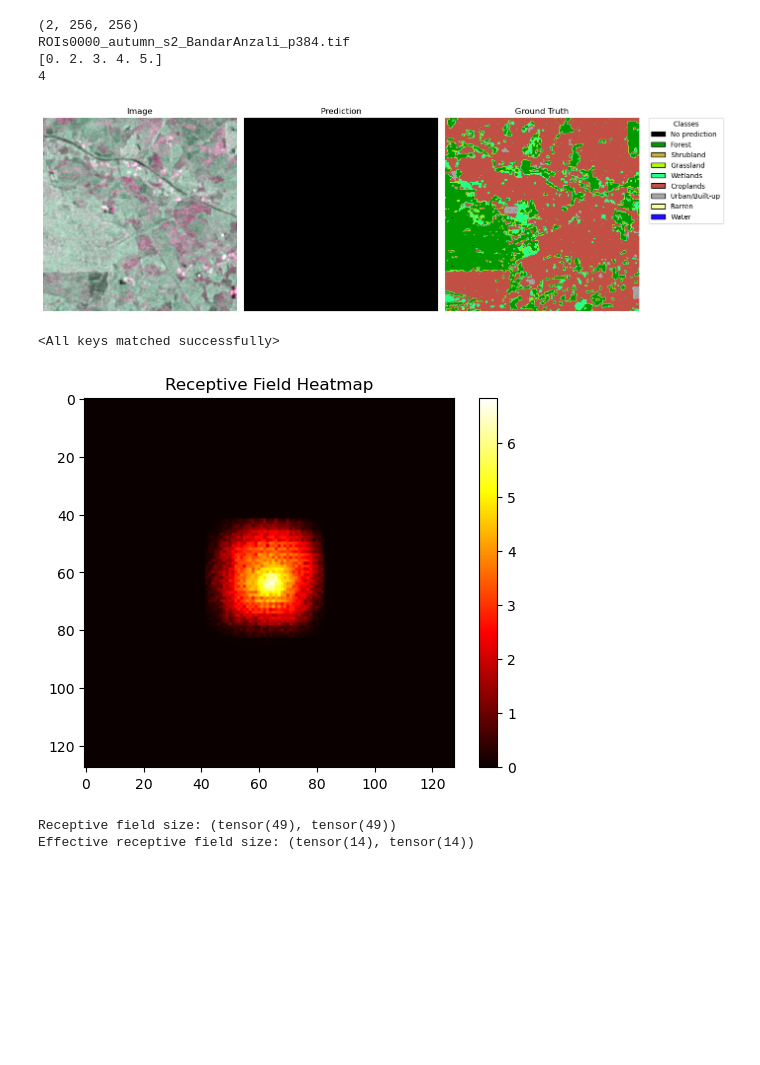
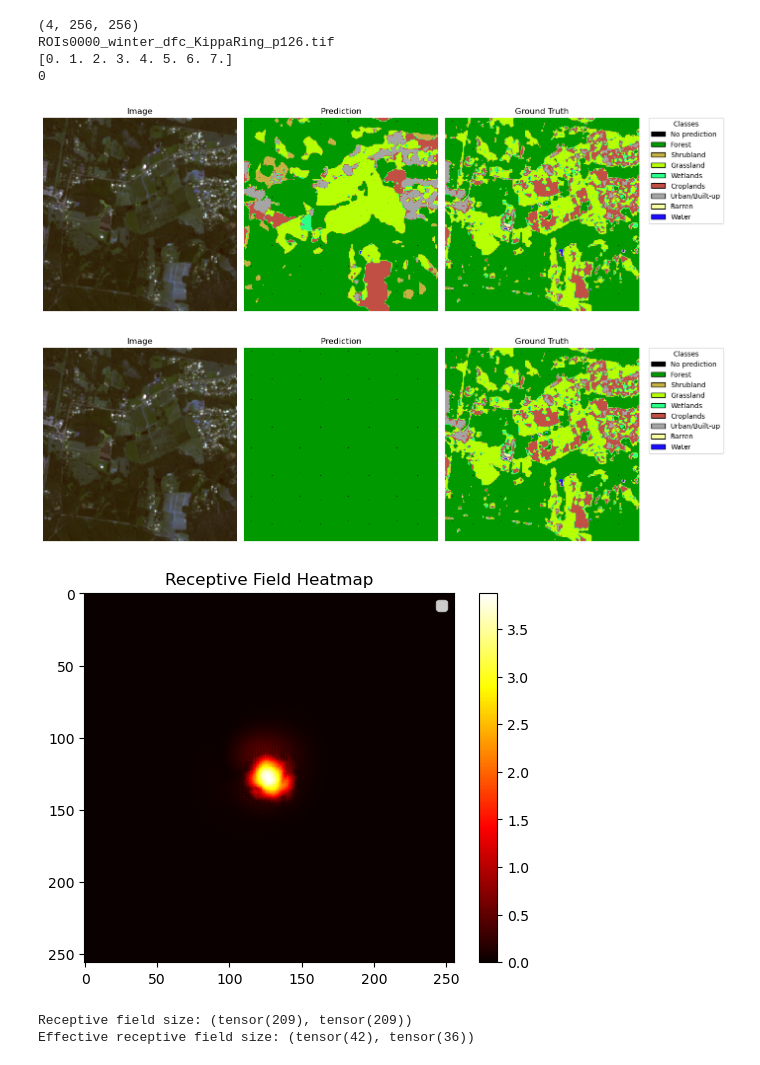
Before and after one commit to hpfref/The-Role-of-Spatial-Context-in-Deep-Learning-based-Semantic-Segmentation-of-Remote-Sensing-Imagery, a Jupyter notebook: dfc20/visualize.ipynb, the cells around one changed output. Drawn from its saved outputs; the diff is of its cells as text; code cells hidden in the pictures; blank space fills up the shorter version.

```diff
--- a/dfc20/visualize.ipynb
+++ b/dfc20/visualize.ipynb
@@ -45,8 +45,9 @@ def visualize_rgb_prediction_label(patch, model=None, model_is_majority=False, s
         image = patch['image'][:3]  # RGB bands for Sentinel-2
     elif sensor == 's1':
         image = patch['image'][:2]  # VV and VH for Sentinel-1
-        image = (image - image.min(axis=(1, 2), keepdims=True)) / \
-                (image.max(axis=(1, 2), keepdims=True) - image.min(axis=(1, 2), keepdims=True) + 1e-6)
+        # log!
+        #image = (image - image.min(axis=(1, 2), keepdims=True)) / \
+        #        (image.max(axis=(1, 2), keepdims=True) - image.min(axis=(1, 2), keepdims=True) + 1e-6)
         r, g = image[0], image[1]
         b = (r + g) / 2
         image = np.stack([r, g, b], axis=0)
@@ -109,33 +110,33 @@ def visualize_rgb_prediction_label(patch, model=None, model_is_majority=False, s
     plt.tight_layout()
     plt.show()
 # %%
-patch = ds.__getitem__(284) # 260, ..., 280, ...
+patch = ds.__getitem__(500) # 25,500 bad label example (city)
 print(patch["image"].shape)
 print(patch["id"])
 print(np.unique(patch["label"]))
 print(patch["majority_class"])
 
 model_path = 'trained_models/unet_s2_base.pth'
 model = UNetSmall(n_channels=4)  # n_channels based on model
 model.load_state_dict(torch.load(model_path))
 
-visualize_rgb_prediction_label(patch, model=None, sensor='s1') #s1
-#visualize_rgb_prediction_label(patch, model=model, sensor='s2') #s2
+#visualize_rgb_prediction_label(patch, model=None, sensor='s1') #s1
+visualize_rgb_prediction_label(patch, model=model, sensor='s2') #s2
 
-model_encoder_majority_path = 'trained_models/majority_class_classifier_s2_auto-1.pth'
+model_encoder_majority_path = 'trained_models/majority_class_classifier_s2_base-1.pth'
 model_encoder_majority = AutoSizedMajorityClassifier(
     encoder=model.encoder,
     feature_level=-1,   # bottleneck output -1, or -2 for previous, etc.
     target_head_params=500
 )
 model_encoder_majority.load_state_dict(torch.load(model_encoder_majority_path))
 
-#visualize_rgb_prediction_label(patch, model=model_encoder_majority, model_is_majority=True)
+visualize_rgb_prediction_label(patch, model=model_encoder_majority, model_is_majority=True)
 # %% [output]
-(2, 256, 256)
-ROIs0000_autumn_s2_BandarAnzali_p384.tif
-[0. 2. 3. 4. 5.]
-4
+(4, 256, 256)
+ROIs0000_winter_dfc_KippaRing_p126.tif
+[0. 1. 2. 3. 4. 5. 6. 7.]
+0
-[figure, old version]
+[figure, new version]
-<All keys matched successfully>
+[figure, added]
 # %%
@@ -188,18 +195,18 @@ def compute_receptive_field(model, input_shape=(1, 4, 128, 128), output_pos=(0,
 
     return rf_size, erf_size, grad_mask
 # %%
-model_path = 'trained_models/unet_s2_base.pth'
-model = UNetSmall(n_channels=4)  # n_channels based on model
+model_path = 'trained_models/unet_s2_11x11_param_equal.pth'
+model = UNetSmall11x11(n_channels=4)  # n_channels based on model
 model.load_state_dict(torch.load(model_path))
-input_shape=(1, 4, 128, 128)
-output_pos=(0, 0, 64, 64)
+input_shape=(1, 4, 256, 256)
+output_pos=(0, 0, 128, 128)
 #input_shape=(1, 4, 17, 17)
 #output_pos=(0, 0, 9, 9)
-rf_size, erf_size, grad_mask = compute_receptive_field(model, input_shape, output_pos) # should output of this be symmetric?
+rf_size, erf_size, grad_mask = compute_receptive_field(model, input_shape, output_pos, threshold_factor=0.01) # should output of this be symmetric?
 # %% [output]
-[figure, old version]
+[figure, new version]
-Receptive field size: (tensor(49), tensor(49))
-Effective receptive field size: (tensor(14), tensor(14))
+Receptive field size: (tensor(209), tensor(209))
+Effective receptive field size: (tensor(42), tensor(36))
 # %%
 def compute_encoder_receptive_fields(encoder, input_shape=(1,4,128,128), threshold_factor=0.01, visualize=False):
     encoder.eval()
```
Also changed, not shown: parts of 4 cells of this notebook, 54 other files.
